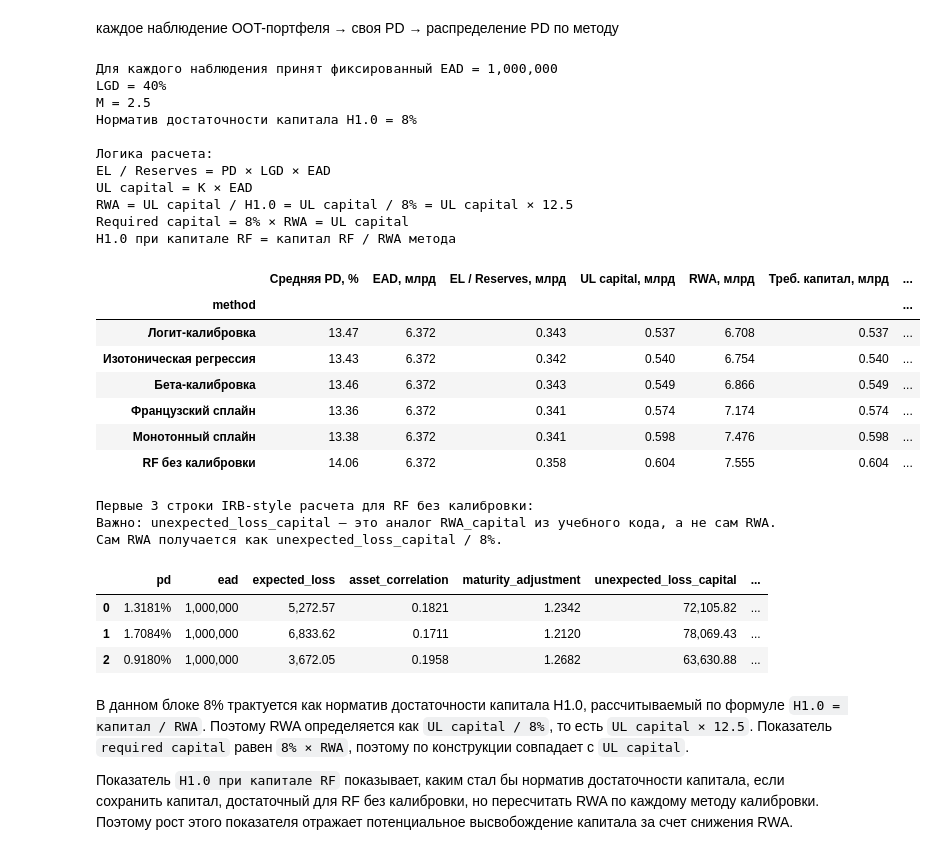
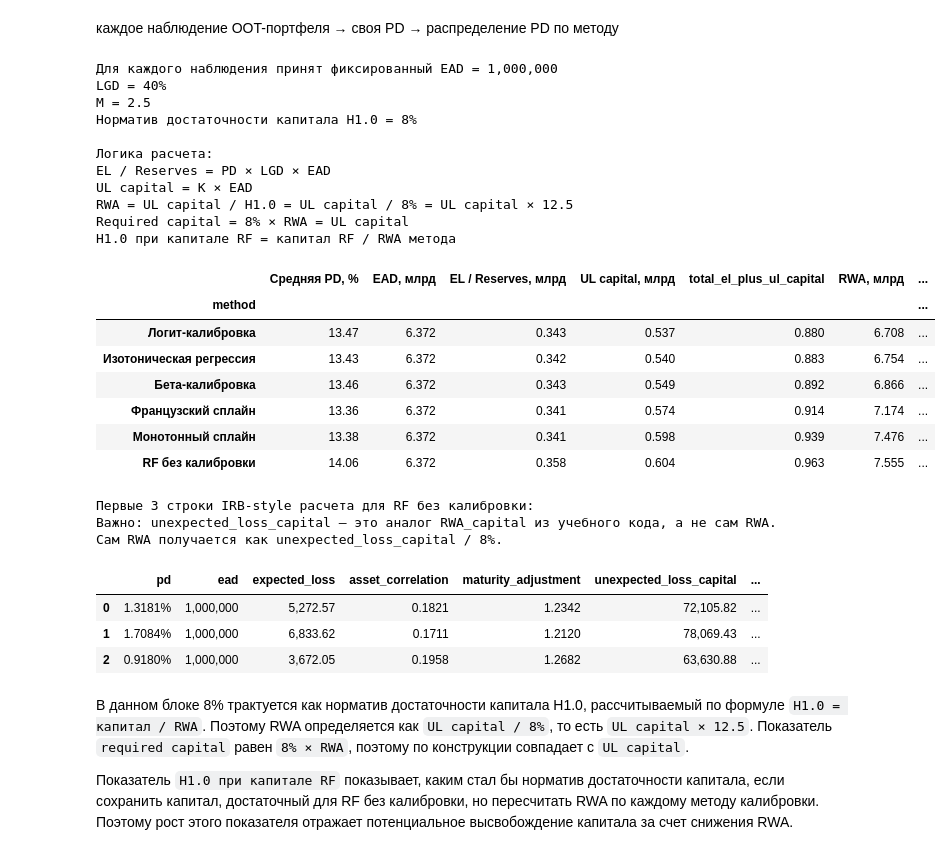
Before and after one commit to ddudenko275-boop/ColebrationTedo, a Jupyter notebook: notebooks/pd_calibration.ipynb, the cells around one changed output. Saved outputs shown, nothing was run; the diff lists cells and outputs as text; code cells hidden in the pictures.

```diff
--- a/notebooks/pd_calibration.ipynb
+++ b/notebooks/pd_calibration.ipynb
@@ -1310,6 +1314,7 @@ display_cols = [
     "total_ead",
     "total_expected_loss",
     "total_unexpected_loss_capital",
+    "total_el_plus_ul_capital",
     "total_rwa",
     "total_required_capital",
     "rwa_saving_vs_baseline_pct",
@@ -1337,6 +1342,7 @@ money_cols = [
     "total_ead",
     "total_expected_loss",
     "total_unexpected_loss_capital",
+    "total_el_plus_ul_capital",
     "total_rwa",
     "total_required_capital",
 ]
@@ -1380,41 +1386,41 @@ display(
         "expected_loss",
         "asset_correlation",
         "maturity_adjustment",
         "unexpected_loss_capital",
         "rwa",
         "required_capital",
     ]]
     .style.format({
         "pd": "{:.4%}",
         "ead": "{:,.0f}",
         "expected_loss": "{:,.2f}",
         "asset_correlation": "{:.4f}",
         "maturity_adjustment": "{:.4f}",
         "unexpected_loss_capital": "{:,.2f}",
         "rwa": "{:,.2f}",
         "required_capital": "{:,.2f}",
     })
 )
 # %% [output]
 Для каждого наблюдения принят фиксированный EAD = 1,000,000
 LGD = 40%
 M = 2.5
 Норматив достаточности капитала Н1.0 = 8%
 
 Логика расчета:
 EL / Reserves = PD × LGD × EAD
 UL capital = K × EAD
 RWA = UL capital / Н1.0 = UL capital / 8% = UL capital × 12.5
 Required capital = 8% × RWA = UL capital
 Н1.0 при капитале RF = капитал RF / RWA метода
-|  | Средняя PD, % | EAD, млрд | EL / Reserves, млрд | UL capital, млрд | RWA, млрд | Треб. капитал, млрд | ... |
+|  | Средняя PD, % | EAD, млрд | EL / Reserves, млрд | UL capital, млрд | total_el_plus_ul_capital | RWA, млрд | ... |
 | method |  |  |  |  |  |  | ... |
-| Логит-калибровка | 13.47 | 6.372 | 0.343 | 0.537 | 6.708 | 0.537 | ... |
-| Изотоническая регрессия | 13.43 | 6.372 | 0.342 | 0.540 | 6.754 | 0.540 | ... |
-| Бета-калибровка | 13.46 | 6.372 | 0.343 | 0.549 | 6.866 | 0.549 | ... |
-| Французский сплайн | 13.36 | 6.372 | 0.341 | 0.574 | 7.174 | 0.574 | ... |
-| Монотонный сплайн | 13.38 | 6.372 | 0.341 | 0.598 | 7.476 | 0.598 | ... |
-| RF без калибровки | 14.06 | 6.372 | 0.358 | 0.604 | 7.555 | 0.604 | ... |
+| Логит-калибровка | 13.47 | 6.372 | 0.343 | 0.537 | 0.880 | 6.708 | ... |
+| Изотоническая регрессия | 13.43 | 6.372 | 0.342 | 0.540 | 0.883 | 6.754 | ... |
+| Бета-калибровка | 13.46 | 6.372 | 0.343 | 0.549 | 0.892 | 6.866 | ... |
+| Французский сплайн | 13.36 | 6.372 | 0.341 | 0.574 | 0.914 | 7.174 | ... |
+| Монотонный сплайн | 13.38 | 6.372 | 0.341 | 0.598 | 0.939 | 7.476 | ... |
+| RF без калибровки | 14.06 | 6.372 | 0.358 | 0.604 | 0.963 | 7.555 | ... |
 Первые 3 строки IRB-style расчета для RF без калибровки:
 Важно: unexpected_loss_capital — это аналог RWA_capital из учебного кода, а не сам RWA.
 Сам RWA получается как unexpected_loss_capital / 8%.
```
Also changed, not shown: parts of 3 cells of this notebook, 4 other files.
